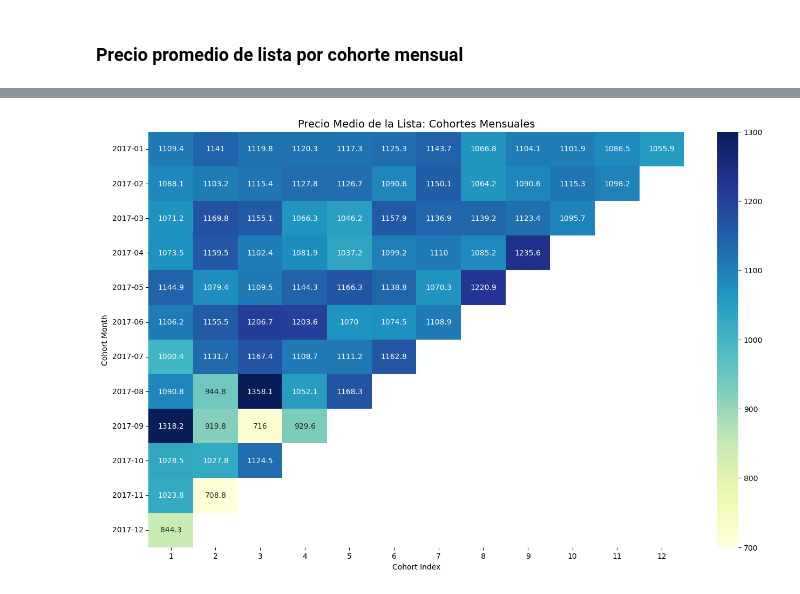
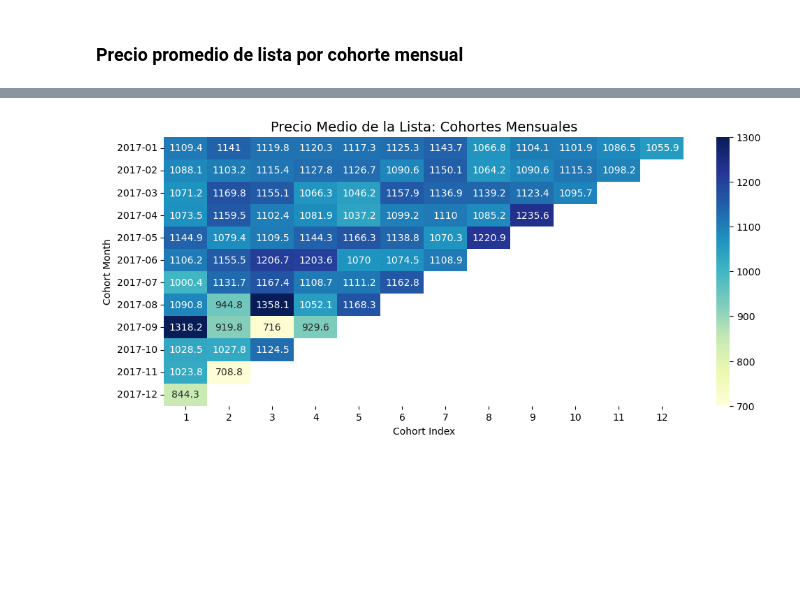
Before and after one commit to adrianmarino/cohorts, a Jupyter notebook: notebooks/example.ipynb, the cells around one changed output, grey strips where cells are left out. Saved outputs shown, nothing was run; the diff lists cells and outputs as text; code cells hidden in the pictures; blank space fills up the shorter version.

```diff
--- a/notebooks/example.ipynb
+++ b/notebooks/example.ipynb
@@ -17,7 +17,7 @@ def plot_cohorts(
     cmap    = "YlGnBu",
     xlabel  = 'Cohort Month',
     ylabel  = 'Cohort Index',
-    figsize = (16, 10),
+    figsize = (10, 8),
 ):
     plt.figure(figsize=figsize)
 
@@ -384,29 +364,30 @@ plot_cohorts(
 # %%
 # Create a groupby object and pass the monthly cohort and cohort index as a list
 grouping = transaction_df.groupby(['CohortMonth', 'CohortIndex'])
 
 # Calculate the average of the list price column
 cohort_data = grouping['list_price'].mean()
 
 # Reset the index of cohort_data before pivot
 cohort_data = cohort_data.reset_index()
 
 # Create a pivot
 average_list = cohort_data.pivot(index='CohortMonth',
                                   columns='CohortIndex',
                                   values='list_price')
 
 average_list_cost = average_list.round(1)
 
 average_list_cost.index = average_list_cost.index.strftime('%Y-%m')
 
 plot_cohorts(
     average_list_cost,
     'Precio Medio de la Lista: Cohortes Mensuales',
     fmt  = 'g',
     vmin = 700,
     vmax = 1300,
+    figsize = (12, 5)
 )
 # %% [output]
 [interactive output not drawn]
-[figure, old version]
+[figure, new version]
```
Also changed, not shown: parts of 12 cells of this notebook.
